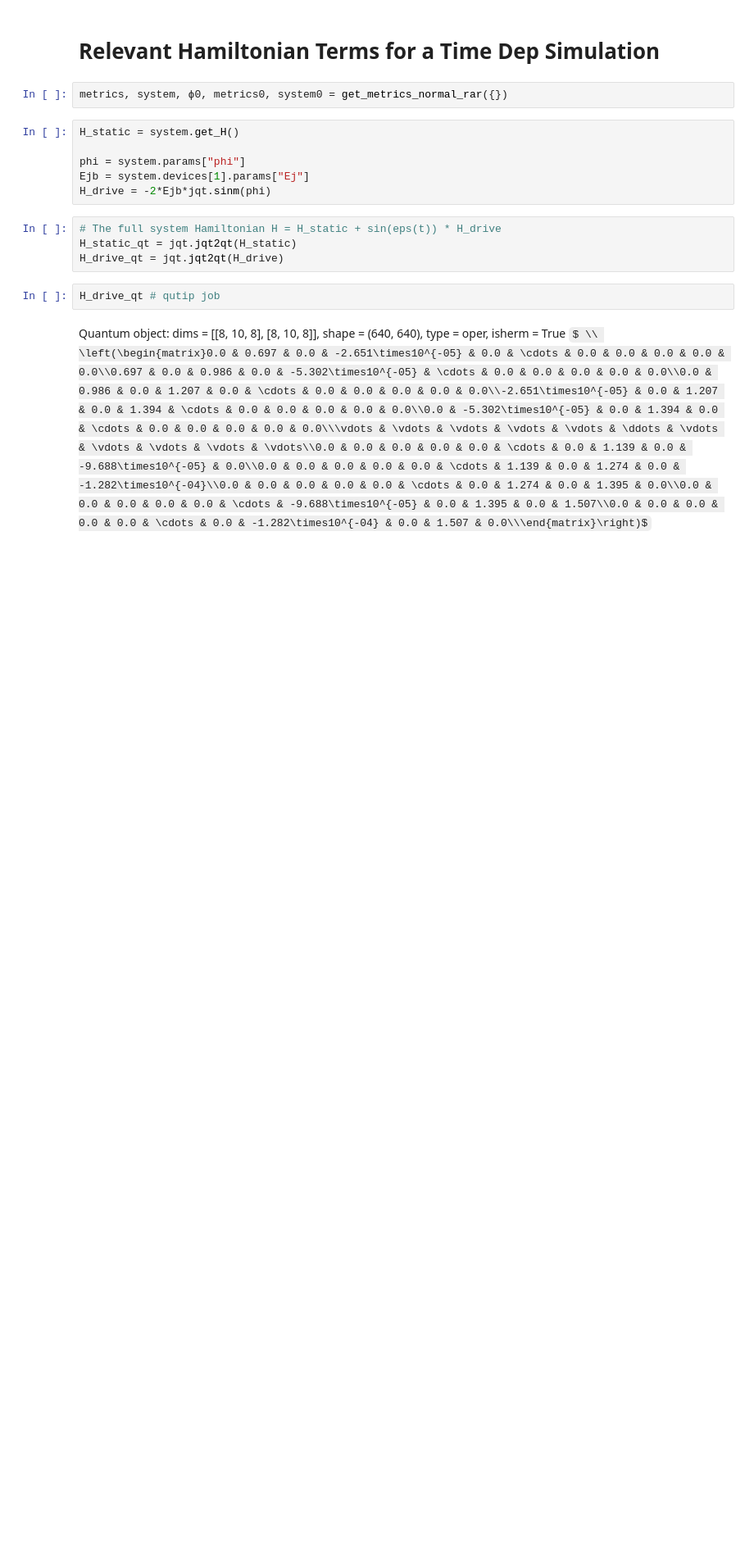
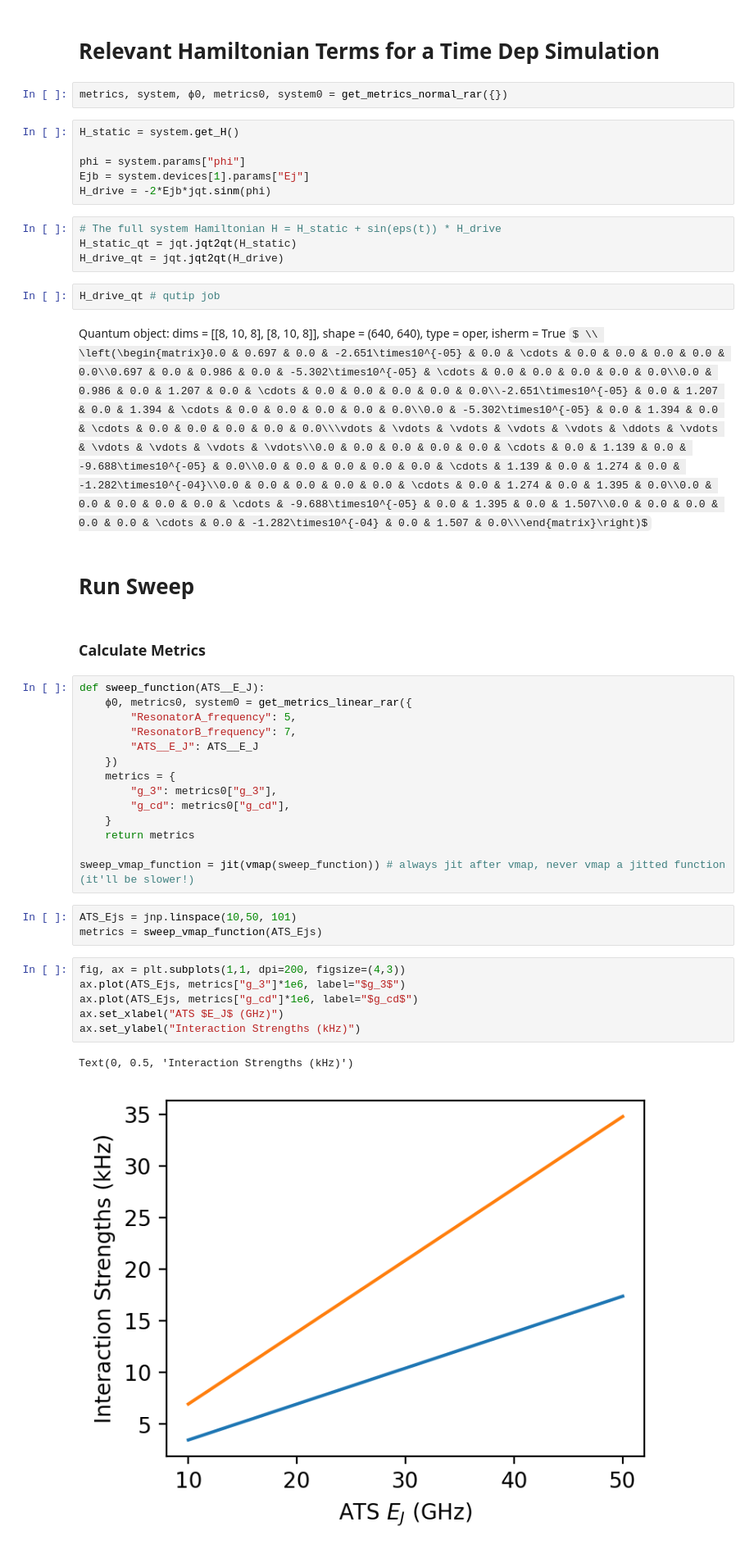
Before and after one commit to EQuS/qcsys, a Jupyter notebook: tutorials/ats-coupler/0-resonator-ats-resonator.ipynb, the cells around one changed output. Shown: that part at 82% size. Cells and saved outputs as stored; diff of their text form; some formulas as TeX source; blank space fills up the shorter version.

```diff
--- a/tutorials/ats-coupler/0-resonator-ats-resonator.ipynb
+++ b/tutorials/ats-coupler/0-resonator-ats-resonator.ipynb
@@ -69,3 +70,33 @@ H_drive_qt = jqt.jqt2qt(H_drive)
 H_drive_qt # qutip job
 # %% [output]
 Quantum object: dims = [[8, 10, 8], [8, 10, 8]], shape = (640, 640), type = oper, isherm = True $ \\ \left(\begin{matrix}0.0 & 0.697 & 0.0 & -2.651\times10^{-05} & 0.0 & \cdots & 0.0 & 0.0 & 0.0 & 0.0 & 0.0\\0.697 & 0.0 & 0.986 & 0.0 & -5.302\times10^{-05} & \cdots & 0.0 & 0.0 & 0.0 & 0.0 & 0.0\\0.0 & 0.986 & 0.0 & 1.207 & 0.0 & \cdots & 0.0 & 0.0 & 0.0 & 0.0 & 0.0\\-2.651\times10^{-05} & 0.0 & 1.207 & 0.0 & 1.394 & \cdots & 0.0 & 0.0 & 0.0 & 0.0 & 0.0\\0.0 & -5.302\times10^{-05} & 0.0 & 1.394 & 0.0 & \cdots & 0.0 & 0.0 & 0.0 & 0.0 & 0.0\\\vdots & \vdots & \vdots & \vdots & \vdots & \ddots & \vdots & \vdots & \vdots & \vdots & \vdots\\0.0 & 0.0 & 0.0 & 0.0 & 0.0 & \cdots & 0.0 & 1.139 & 0.0 & -9.688\times10^{-05} & 0.0\\0.0 & 0.0 & 0.0 & 0.0 & 0.0 & \cdots & 1.139 & 0.0 & 1.274 & 0.0 & -1.282\times10^{-04}\\0.0 & 0.0 & 0.0 & 0.0 & 0.0 & \cdots & 0.0 & 1.274 & 0.0 & 1.395 & 0.0\\0.0 & 0.0 & 0.0 & 0.0 & 0.0 & \cdots & -9.688\times10^{-05} & 0.0 & 1.395 & 0.0 & 1.507\\0.0 & 0.0 & 0.0 & 0.0 & 0.0 & \cdots & 0.0 & -1.282\times10^{-04} & 0.0 & 1.507 & 0.0\\\end{matrix}\right)$
+# %% [markdown]
+# Run Sweep
+# %% [markdown]
+### Calculate Metrics
+# %%
+def sweep_function(ATS__E_J):
+    ϕ0, metrics0, system0 = get_metrics_linear_rar({
+        "ResonatorA_frequency": 5,
+        "ResonatorB_frequency": 7,
+        "ATS__E_J": ATS__E_J
+    })
+    metrics = {
+        "g_3": metrics0["g_3"],
+        "g_cd": metrics0["g_cd"],
+    }
+    return metrics
+
+sweep_vmap_function = jit(vmap(sweep_function)) # always jit after vmap, never vmap a jitted function (it'll be slower!)
+# %%
+ATS_Ejs = jnp.linspace(10,50, 101)
+metrics = sweep_vmap_function(ATS_Ejs)
+# %%
+fig, ax = plt.subplots(1,1, dpi=200, figsize=(4,3))
+ax.plot(ATS_Ejs, metrics["g_3"]*1e6, label="$g_3$")
+ax.plot(ATS_Ejs, metrics["g_cd"]*1e6, label="$g_cd$")
+ax.set_xlabel("ATS $E_J$ (GHz)")
+ax.set_ylabel("Interaction Strengths (kHz)")
+# %% [output]
+Text(0, 0.5, 'Interaction Strengths (kHz)')
+[figure, added]
```
Also changed, not shown: parts of 10 cells of this notebook, 1 other file.
